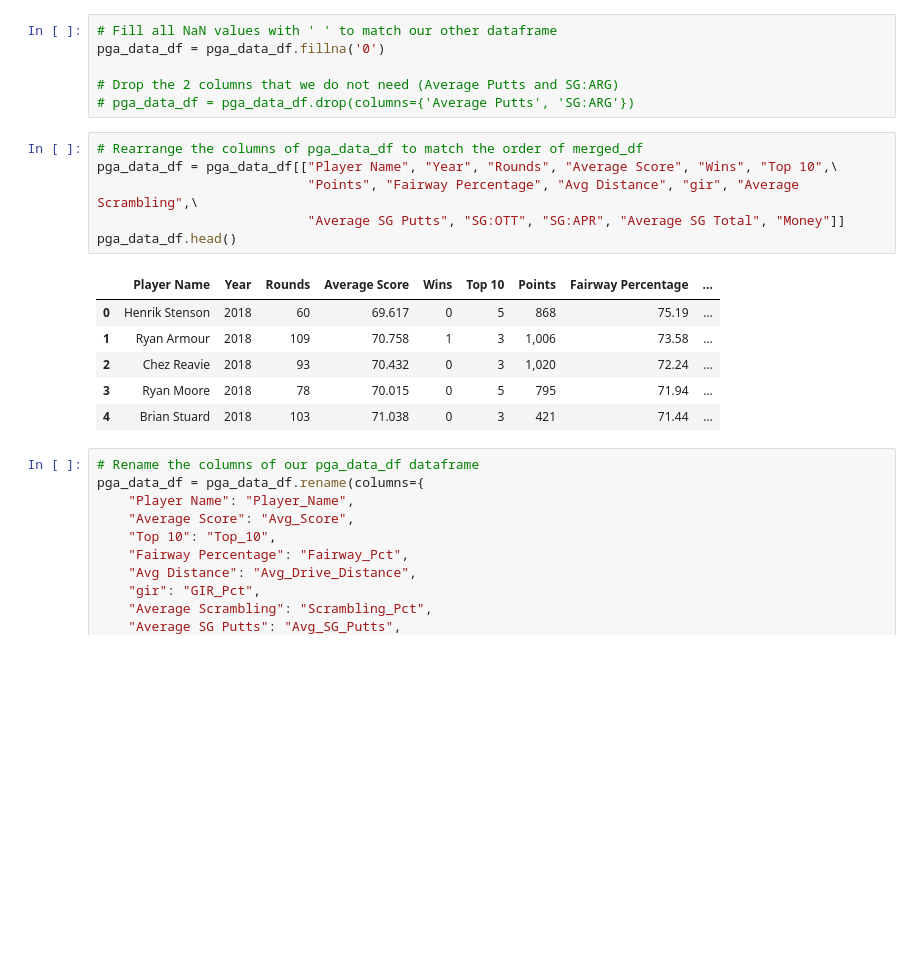
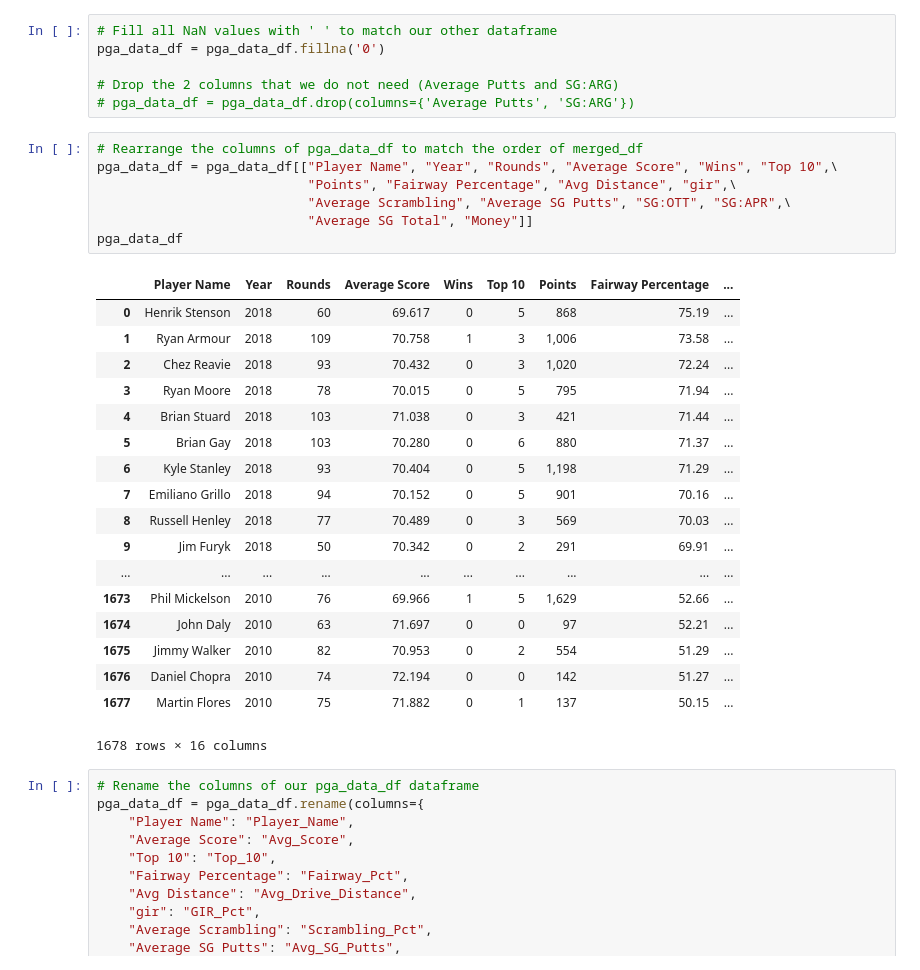
Before and after one commit to johnplakon/UntouchablesETL, a Jupyter notebook: PGA_Tour.ipynb, the cells around one changed output. Saved outputs shown, nothing was run; the diff lists cells and outputs as text; blank space fills up the shorter version.

Commit message:
web scrape and data cleaning/transformation

```diff
--- a/PGA_Tour.ipynb
+++ b/PGA_Tour.ipynb
@@ -199,16 +199,29 @@ pga_data_df = pga_data_df.fillna('0')
 # %%
 # Rearrange the columns of pga_data_df to match the order of merged_df
 pga_data_df = pga_data_df[["Player Name", "Year", "Rounds", "Average Score", "Wins", "Top 10",\
-                           "Points", "Fairway Percentage", "Avg Distance", "gir", "Average Scrambling",\
-                           "Average SG Putts", "SG:OTT", "SG:APR", "Average SG Total", "Money"]]
-pga_data_df.head()
+                           "Points", "Fairway Percentage", "Avg Distance", "gir",\
+                           "Average Scrambling", "Average SG Putts", "SG:OTT", "SG:APR",\
+                           "Average SG Total", "Money"]]
+pga_data_df
 # %% [output]
 |  | Player Name | Year | Rounds | Average Score | Wins | Top 10 | Points | Fairway Percentage | ... |
 | 0 | Henrik Stenson | 2018 | 60 | 69.617 | 0 | 5 | 868 | 75.19 | ... |
 | 1 | Ryan Armour | 2018 | 109 | 70.758 | 1 | 3 | 1,006 | 73.58 | ... |
 | 2 | Chez Reavie | 2018 | 93 | 70.432 | 0 | 3 | 1,020 | 72.24 | ... |
 | 3 | Ryan Moore | 2018 | 78 | 70.015 | 0 | 5 | 795 | 71.94 | ... |
 | 4 | Brian Stuard | 2018 | 103 | 71.038 | 0 | 3 | 421 | 71.44 | ... |
+| 5 | Brian Gay | 2018 | 103 | 70.280 | 0 | 6 | 880 | 71.37 | ... |
+| 6 | Kyle Stanley | 2018 | 93 | 70.404 | 0 | 5 | 1,198 | 71.29 | ... |
+| 7 | Emiliano Grillo | 2018 | 94 | 70.152 | 0 | 5 | 901 | 70.16 | ... |
+| 8 | Russell Henley | 2018 | 77 | 70.489 | 0 | 3 | 569 | 70.03 | ... |
+| 9 | Jim Furyk | 2018 | 50 | 70.342 | 0 | 2 | 291 | 69.91 | ... |
+| ... | ... | ... | ... | ... | ... | ... | ... | ... | ... |
+| 1673 | Phil Mickelson | 2010 | 76 | 69.966 | 1 | 5 | 1,629 | 52.66 | ... |
+| 1674 | John Daly | 2010 | 63 | 71.697 | 0 | 0 | 97 | 52.21 | ... |
+| 1675 | Jimmy Walker | 2010 | 82 | 70.953 | 0 | 2 | 554 | 51.29 | ... |
+| 1676 | Daniel Chopra | 2010 | 74 | 72.194 | 0 | 0 | 142 | 51.27 | ... |
+| 1677 | Martin Flores | 2010 | 75 | 71.882 | 0 | 1 | 137 | 50.15 | ... |
+1678 rows × 16 columns
 # %%
 # Rename the columns of our pga_data_df dataframe
 pga_data_df = pga_data_df.rename(columns={
```
